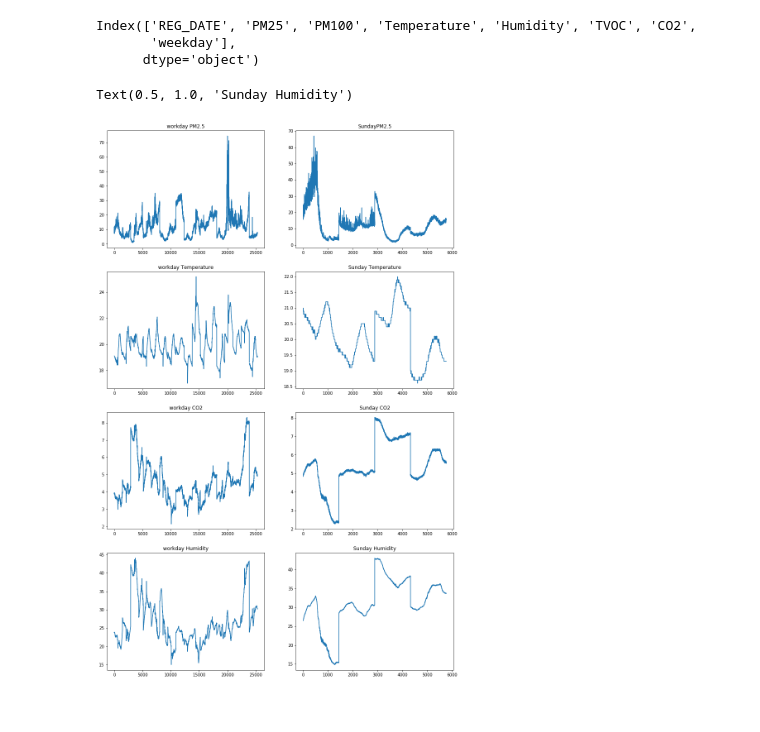
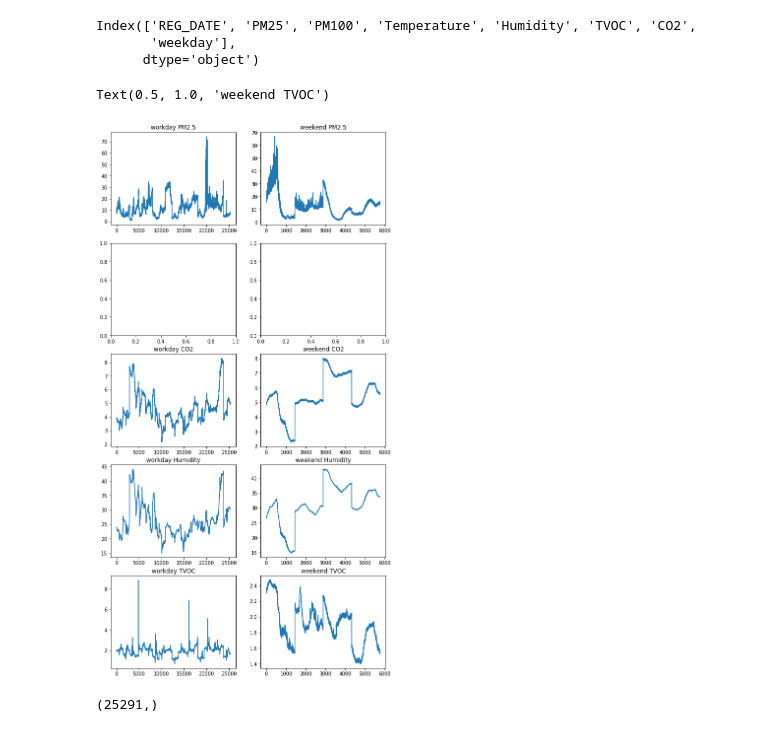
Before and after one commit to iceman67/DataAnalysis, a Jupyter notebook: 12wk-EDA_pandas-AirQuality/GroupByWeekday.ipynb, the cells around one changed output. Saved outputs shown, nothing was run; the diff lists cells and outputs as text; code cells hidden in the pictures.

```diff
--- a/12wk-EDA_pandas-AirQuality/GroupByWeekday.ipynb
+++ b/12wk-EDA_pandas-AirQuality/GroupByWeekday.ipynb
@@ -153,33 +153,39 @@ Index(['REG_DATE', 'PM25', 'PM100', 'Temperature', 'Humidity', 'TVOC', 'CO2',
        'weekday'],
       dtype='object')
 # %%
-fig, axes = plt.subplots(4,2, figsize=(15,24))
+fig, axes = plt.subplots(5,2, figsize=(10,20))
 x  = list(range(len(df_workday['PM25'])))
 axes[0][0].plot(x, df_workday['PM25'])
 axes[0][0].set_title ('workday PM2.5')
 
 x1  = list(range(len(df_weekend['PM25'])))
 axes[0][1].plot(x1, df_weekend['PM25'])
-axes[0][1].set_title ('SundayPM2.5')
+axes[0][1].set_title ('weekend PM2.5')
 
-
+'''
 axes[1][0].plot(x, df_workday['Temperature'])
 axes[1][0].set_title ('workday Temperature')
 
 axes[1][1].plot(x1, df_weekend['Temperature'])
-axes[1][1].set_title ('Sunday Temperature')
-
+axes[1][1].set_title ('weekend Temperature')
+'''
 axes[2][0].plot(x, df_workday['CO2'])
 axes[2][0].set_title ('workday CO2')
 
 axes[2][1].plot(x1, df_weekend['CO2'])
-axes[2][1].set_title ('Sunday CO2')
+axes[2][1].set_title ('weekend CO2')
 
 axes[3][0].plot(x, df_workday['Humidity'])
 axes[3][0].set_title ('workday Humidity')
 
 axes[3][1].plot(x1, df_weekend['Humidity'])
-axes[3][1].set_title ('Sunday Humidity')
+axes[3][1].set_title ('weekend Humidity')
+
+axes[4][0].plot(x, df_workday['TVOC'])
+axes[4][0].set_title ('workday TVOC')
+
+axes[4][1].plot(x1, df_weekend['TVOC'])
+axes[4][1].set_title ('weekend TVOC')
 # %% [output]
-Text(0.5, 1.0, 'Sunday Humidity')
+Text(0.5, 1.0, 'weekend TVOC')
-[figure, old version]
+[figure, new version]
@@ -185,0 +208,4 @@ Text(0.5, 1.0, 'Sunday Humidity')
+# %%
+df_workday['PM25'].shape
+# %% [output]
+(25291,)
```
Also changed, not shown: parts of 12 cells of this notebook, 2 other files.
